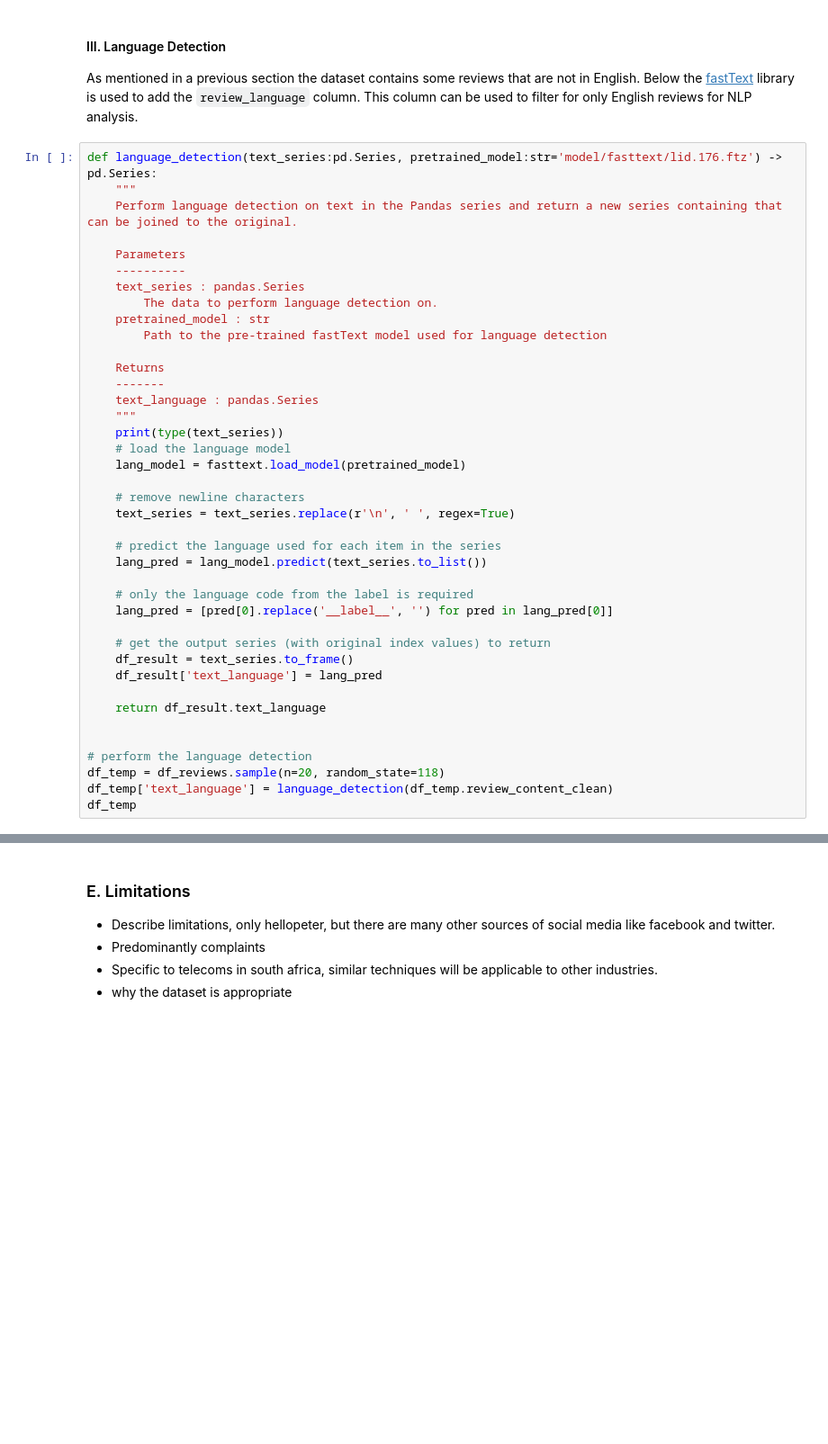
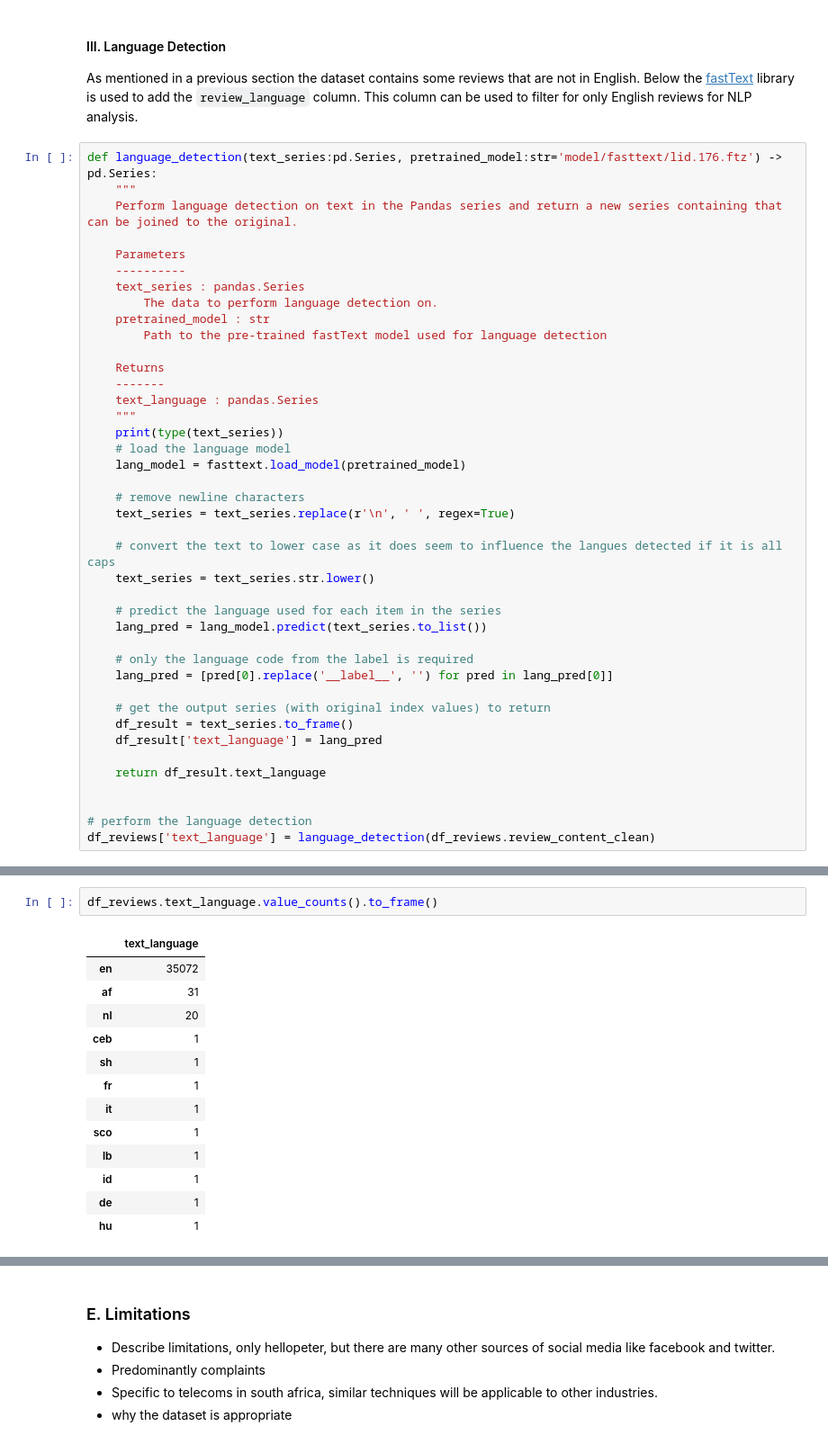
Before and after one commit to JohnnyFoulds/dsm020-2021-oct, a Jupyter notebook: coursework_01/cw.ipynb, the cells around one changed output, grey strips where cells are left out. Shown: that part at 90% size. Drawn from its saved outputs; the diff is of its cells as text; blank space fills up the shorter version.

```diff
--- a/coursework_01/cw.ipynb
+++ b/coursework_01/cw.ipynb
@@ -621,6 +622,9 @@ def language_detection(text_series:pd.Series, pretrained_model:str='model/fastte
     # remove newline characters
     text_series = text_series.replace(r'\n', ' ', regex=True)
 
+    # convert the text to lower case as it does seem to influence the langues detected if it is all caps
+    text_series = text_series.str.lower()
+
     # predict the language used for each item in the series
     lang_pred = lang_model.predict(text_series.to_list())
 
@@ -635,9 +639,7 @@ def language_detection(text_series:pd.Series, pretrained_model:str='model/fastte
 
 
 # perform the language detection
-df_temp = df_reviews.sample(n=20, random_state=118)
-df_temp['text_language'] = language_detection(df_temp.review_content_clean)
-df_temp
+df_reviews['text_language'] = language_detection(df_reviews.review_content_clean)
 # %% [output]
 <class 'pandas.core.series.Series'>
 Warning : `load_model` does not return WordVectorModel or SupervisedModel any more, but a `FastText` object which is very similar.
@@ -660,0 +650,16 @@ Warning : `load_model` does not return WordVectorModel or SupervisedModel any mo
+# %%
+df_reviews.text_language.value_counts().to_frame()
+# %% [output]
+|  | text_language |
+| en | 35072 |
+| af | 31 |
+| nl | 20 |
+| ceb | 1 |
+| sh | 1 |
+| fr | 1 |
+| it | 1 |
+| sco | 1 |
+| lb | 1 |
+| id | 1 |
+| de | 1 |
+| hu | 1 |
```
Also changed, not shown: parts of 12 cells of this notebook.
